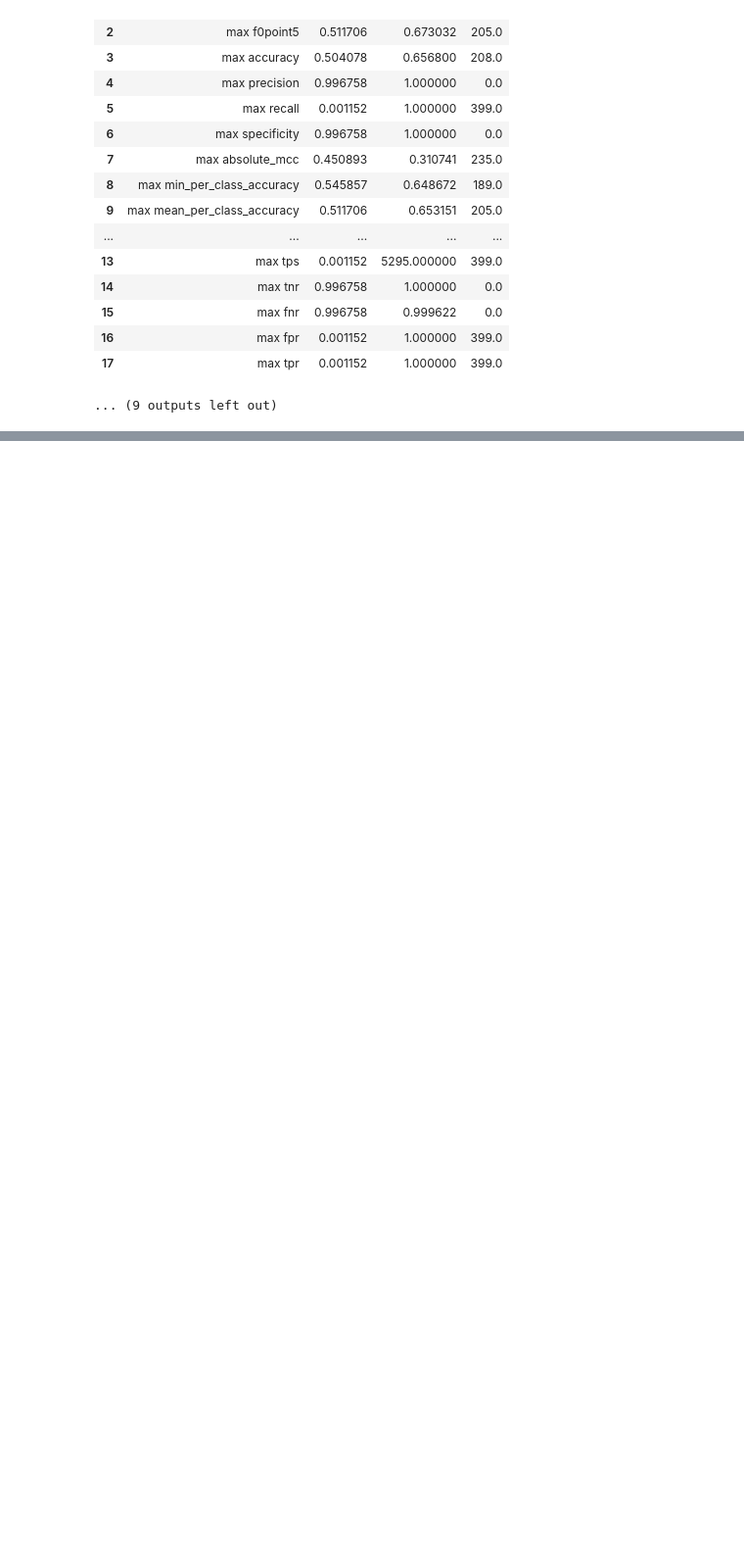
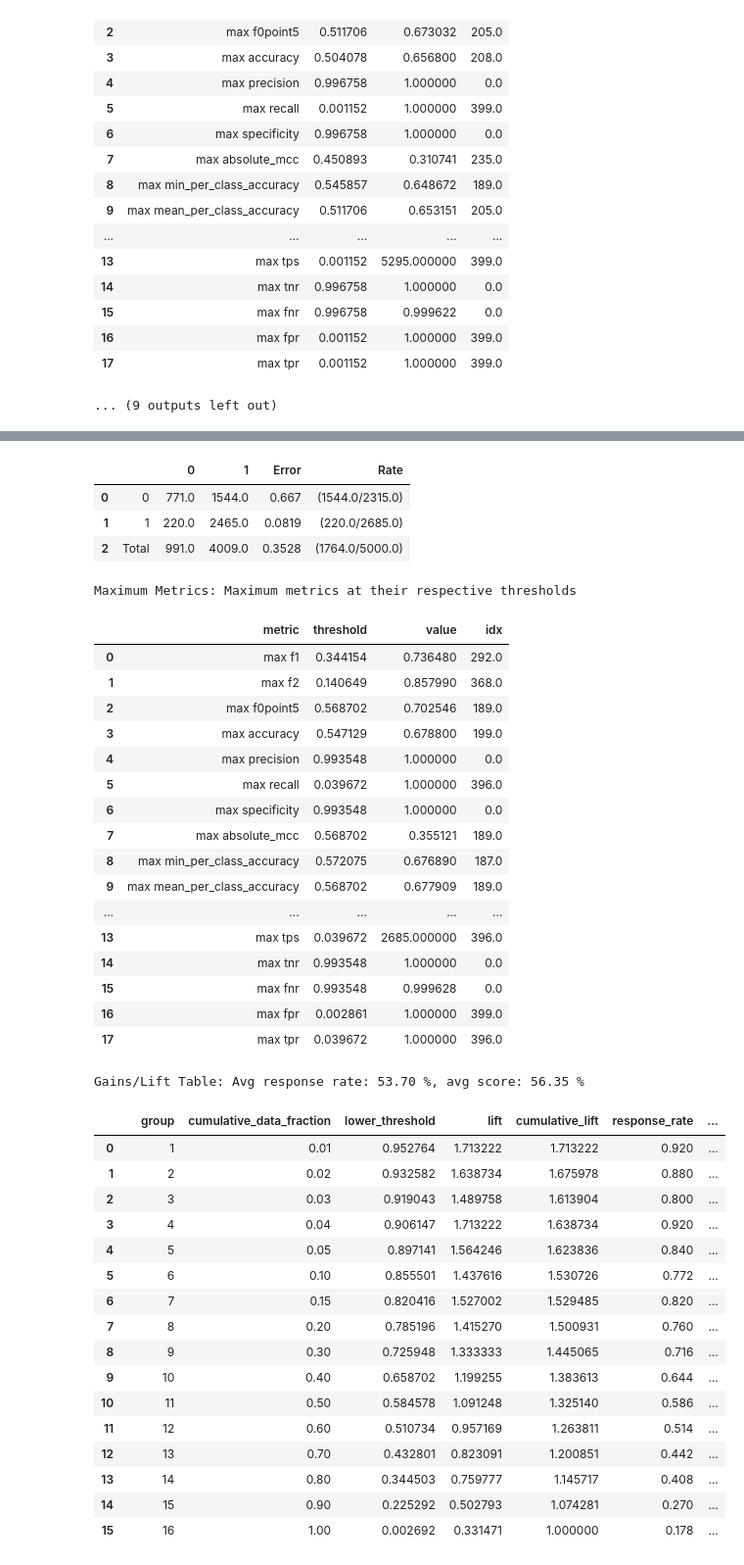
Before and after one commit to sjster/RVA, a Jupyter notebook: AutoML.ipynb, the cells around one changed output, grey strips where cells are left out. Shown at 98% size. Saved outputs shown, nothing was run; the diff lists cells and outputs as text; code cells hidden in the pictures; blank space fills up the shorter version.

```diff
--- a/AutoML.ipynb
+++ b/AutoML.ipynb
@@ -1059,0 +1151,14 @@ Maximum Metrics: Maximum metrics at their respective thresholds
+# %%
+# Reload the model from above
+
+# Provide the model id from the above model to the checkpoint argument of the new model, all paramaters must match exactly
+dl_ch = H2ODeepLearningEstimator(model_id="New_DL_model_contd",
+                              checkpoint = "New_DL_model",
+                              hidden=[10,10],
+                              epochs=20,                       # note epoch is provided here instead of in train
+                              export_weights_and_biases=True,
+                              max_runtime_secs=100)
+
+dl_ch.train(x=x, y=y, training_frame=train)
+dl_ch.model_performance(test)
+# %% [output]
@@ -1059,0 +1179,40 @@ Maximum Metrics: Maximum metrics at their respective thresholds
+|  |  | 0 | 1 | Error | Rate |
+| 0 | 0 | 771.0 | 1544.0 | 0.667 | (1544.0/2315.0) |
+| 1 | 1 | 220.0 | 2465.0 | 0.0819 | (220.0/2685.0) |
+| 2 | Total | 991.0 | 4009.0 | 0.3528 | (1764.0/5000.0) |
+Maximum Metrics: Maximum metrics at their respective thresholds
+|  | metric | threshold | value | idx |
+| 0 | max f1 | 0.344154 | 0.736480 | 292.0 |
+| 1 | max f2 | 0.140649 | 0.857990 | 368.0 |
+| 2 | max f0point5 | 0.568702 | 0.702546 | 189.0 |
+| 3 | max accuracy | 0.547129 | 0.678800 | 199.0 |
+| 4 | max precision | 0.993548 | 1.000000 | 0.0 |
+| 5 | max recall | 0.039672 | 1.000000 | 396.0 |
+| 6 | max specificity | 0.993548 | 1.000000 | 0.0 |
+| 7 | max absolute_mcc | 0.568702 | 0.355121 | 189.0 |
+| 8 | max min_per_class_accuracy | 0.572075 | 0.676890 | 187.0 |
+| 9 | max mean_per_class_accuracy | 0.568702 | 0.677909 | 189.0 |
+| ... | ... | ... | ... | ... |
+| 13 | max tps | 0.039672 | 2685.000000 | 396.0 |
+| 14 | max tnr | 0.993548 | 1.000000 | 0.0 |
+| 15 | max fnr | 0.993548 | 0.999628 | 0.0 |
+| 16 | max fpr | 0.002861 | 1.000000 | 399.0 |
+| 17 | max tpr | 0.039672 | 1.000000 | 396.0 |
+Gains/Lift Table: Avg response rate: 53.70 %, avg score: 56.35 %
+|  |  | group | cumulative_data_fraction | lower_threshold | lift | cumulative_lift | response_rate | ... |
+| 0 |  | 1 | 0.01 | 0.952764 | 1.713222 | 1.713222 | 0.920 | ... |
+| 1 |  | 2 | 0.02 | 0.932582 | 1.638734 | 1.675978 | 0.880 | ... |
+| 2 |  | 3 | 0.03 | 0.919043 | 1.489758 | 1.613904 | 0.800 | ... |
+| 3 |  | 4 | 0.04 | 0.906147 | 1.713222 | 1.638734 | 0.920 | ... |
+| 4 |  | 5 | 0.05 | 0.897141 | 1.564246 | 1.623836 | 0.840 | ... |
+| 5 |  | 6 | 0.10 | 0.855501 | 1.437616 | 1.530726 | 0.772 | ... |
+| 6 |  | 7 | 0.15 | 0.820416 | 1.527002 | 1.529485 | 0.820 | ... |
+| 7 |  | 8 | 0.20 | 0.785196 | 1.415270 | 1.500931 | 0.760 | ... |
+| 8 |  | 9 | 0.30 | 0.725948 | 1.333333 | 1.445065 | 0.716 | ... |
+| 9 |  | 10 | 0.40 | 0.658702 | 1.199255 | 1.383613 | 0.644 | ... |
+| 10 |  | 11 | 0.50 | 0.584578 | 1.091248 | 1.325140 | 0.586 | ... |
+| 11 |  | 12 | 0.60 | 0.510734 | 0.957169 | 1.263811 | 0.514 | ... |
+| 12 |  | 13 | 0.70 | 0.432801 | 0.823091 | 1.200851 | 0.442 | ... |
+| 13 |  | 14 | 0.80 | 0.344503 | 0.759777 | 1.145717 | 0.408 | ... |
+| 14 |  | 15 | 0.90 | 0.225292 | 0.502793 | 1.074281 | 0.270 | ... |
+| 15 |  | 16 | 1.00 | 0.002692 | 0.331471 | 1.000000 | 0.178 | ... |
```
Also changed, not shown: parts of 11 cells of this notebook, 1 other file.
